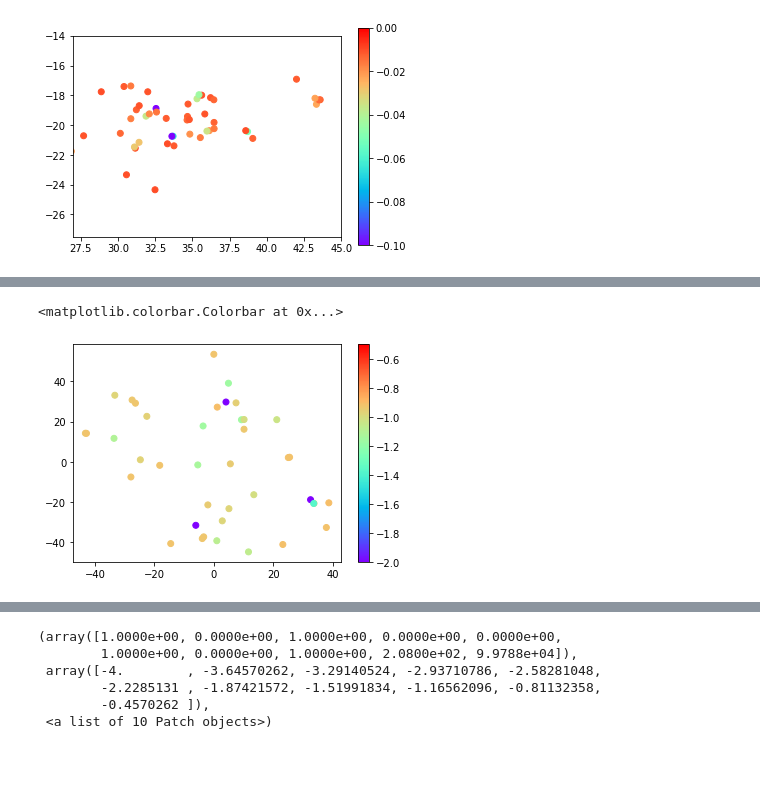
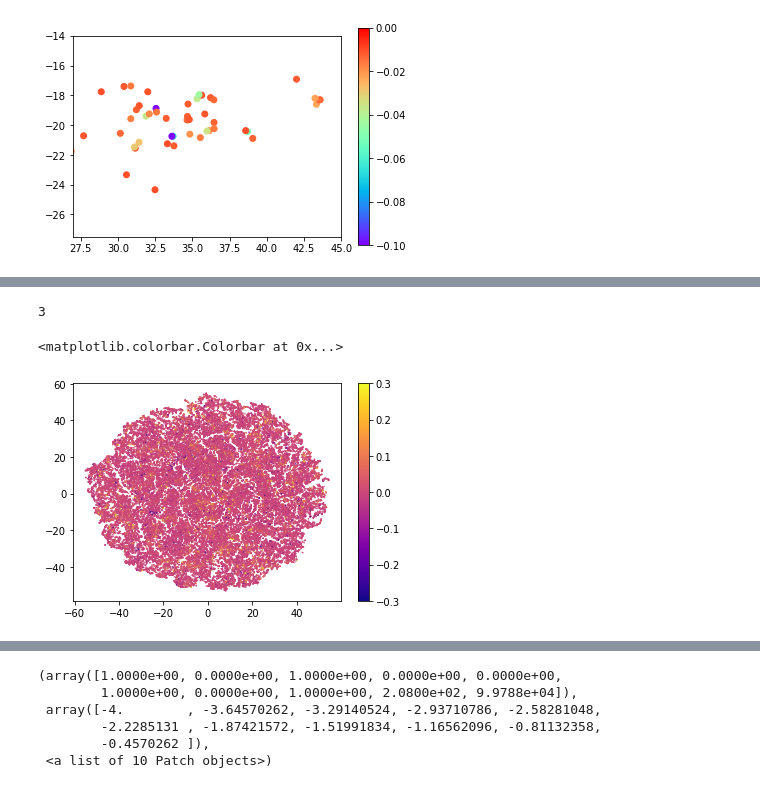
Before and after one commit to someoneinthecrowd/Microroller_Fields, a Jupyter notebook: 4para_try.ipynb, the cells around one changed output, grey strips where cells are left out. Cells and saved outputs as stored; diff of their text form; code cells hidden in the pictures; blank space fills up the shorter version.

```diff
--- a/4para_try.ipynb
+++ b/4para_try.ipynb
@@ -269,8 +273,8 @@ np.min(result)
 # %% [output]
 -762.6638836172451
 # %%
-test=pd.read_csv("hp_tsne.csv",header=None).values
-result=pd.read_csv("result_hp.csv",header=None).values.flatten()
+test=pd.read_csv("wolfram_test.csv",header=None).values
+result=pd.read_csv("hp_nuemrical_10fold_wolfram.csv",header=None).values.flatten()
 
 test.shape[0]==result.shape[0]
 # %% [output]
@@ -307,6 +319,10 @@ plt.colorbar()
+# %%
+np.abs(3)
+# %% [output]
+3
 # %%
-plt.scatter(hp_tsne[:,0][log_result<-0.9], hp_tsne[:,1][log_result<-0.9],c=log_result[log_result<-0.9],cmap=cm.rainbow,vmin=-2,vmax=-0.5)#,vmin=-0.,vmax=0.01,marker='.')
+plt.scatter(hp_tsne[:,0], hp_tsne[:,1],c=result,s=0.1,cmap=cm.plasma,vmin=-0.3,vmax=0.3)#,vmin=-0.,vmax=0.01,marker='.')
 plt.colorbar()
 # %% [output]
 <matplotlib.colorbar.Colorbar at 0x...>
-[figure, old version]
+[figure, new version]
```
Also changed, not shown: parts of 9 cells of this notebook.
